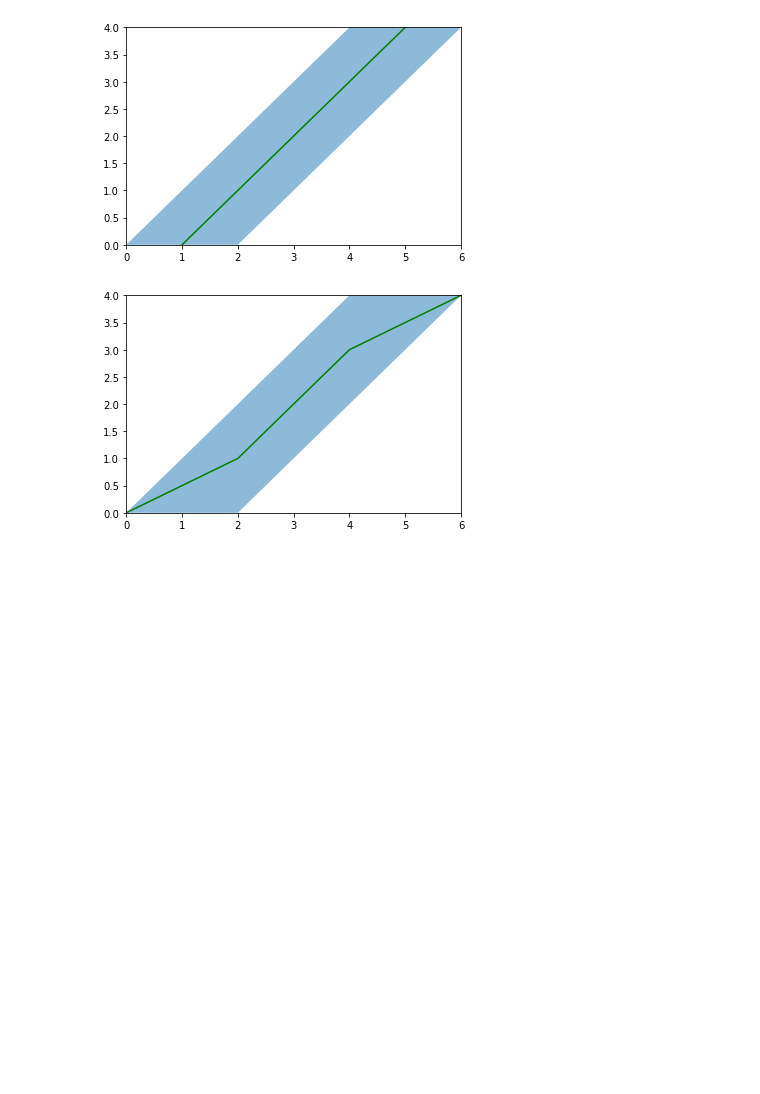
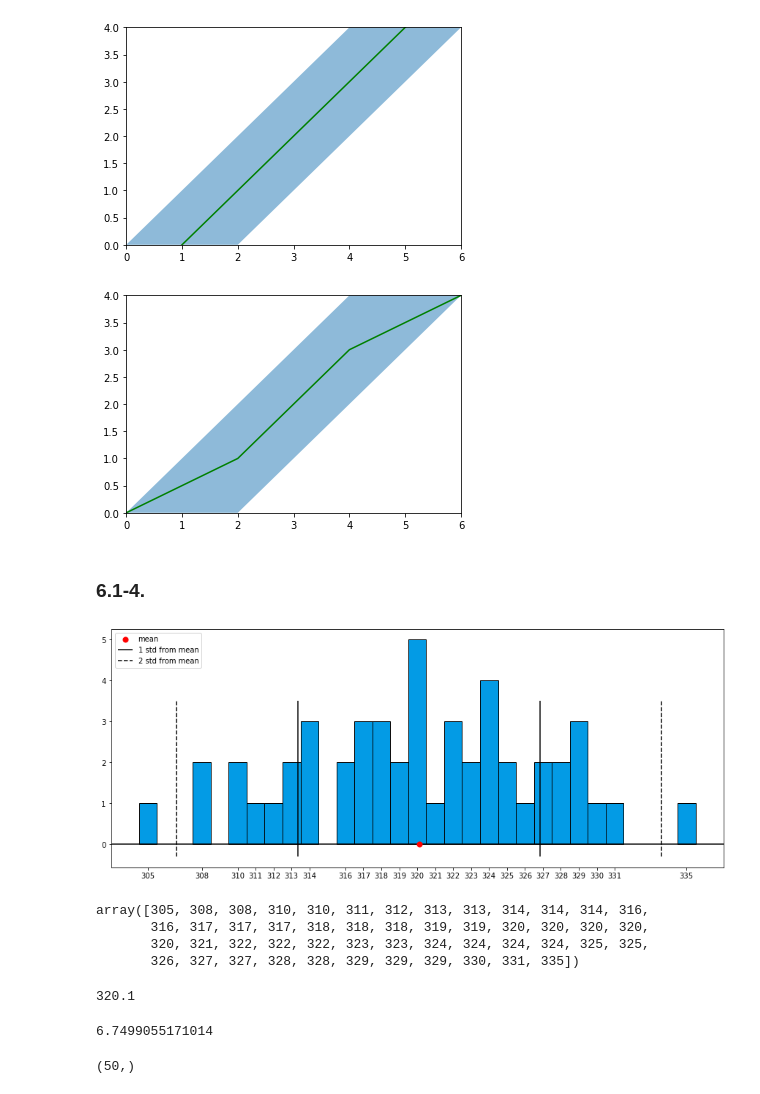
Before and after one commit to a-petr/math3215fall2020, a Jupyter notebook: homework.ipynb, the cells around one changed output. Saved outputs shown, nothing was run; the diff lists cells and outputs as text; code cells hidden in the pictures; blank space fills up the shorter version.

```diff
--- a/homework.ipynb
+++ b/homework.ipynb
@@ -312,3 +312,64 @@ plt.ylim(0,4)
 plt.show();
 # %% [output]
 [figure]
+# %% [markdown]
+### 6.1-4.
+# %%
+# nbi:hide_in
+# library
+import matplotlib.pyplot as plt
+import numpy as np
+plt.rcParams["figure.figsize"] = (15, 6)
+
+
+# generate data
+data = np.array([320, 326, 325, 318, 322, 320, 329, 317, 316, 331,
+                 320, 320, 317, 329, 316, 308, 321, 319, 322, 335,
+                 318, 313, 327, 314, 329, 323, 327, 323, 324, 314,
+                 308, 305, 328, 330, 322, 310, 324, 314, 312, 318,
+                 313, 320, 324, 311, 317, 325, 328, 319, 310, 324])
+
+# compute empirical pmf
+def epmf(data):
+    erange_x, counts = np.unique(data, return_counts=True)
+    epmf_values = counts
+    return epmf_values, erange_x
+
+epmf_values, erange_x = epmf(data)
+
+# plot
+plt.axhline(y=0, color='k')
+plt.xticks(erange_x)
+
+plt.bar(erange_x, epmf_values, width=1, color='#039be5', edgecolor='black', linewidth=1)
+
+mean = np.mean(data)
+std = np.sqrt(np.var(data, ddof=1))
+
+plt.scatter(mean, 0, color="red", label="mean", zorder=3, s=50)
+plt.vlines([mean-std, mean+std], -0.3,3.5,  label="1 std from mean", zorder=3)
+plt.vlines([mean-2*std, mean+2*std], -0.3,3.5,  linestyle="dashed", label="2 std from mean", zorder=3)
+
+plt.legend(loc='upper left')
+plt.show();
+# %% [output]
+[figure, added]
+# %%
+np.sort(data)
+# %% [output]
+array([305, 308, 308, 310, 310, 311, 312, 313, 313, 314, 314, 314, 316,
+       316, 317, 317, 317, 318, 318, 318, 319, 319, 320, 320, 320, 320,
+       320, 321, 322, 322, 322, 323, 323, 324, 324, 324, 324, 325, 325,
+       326, 327, 327, 328, 328, 329, 329, 329, 330, 331, 335])
+# %%
+np.mean(data)
+# %% [output]
+320.1
+# %%
+np.sqrt(np.var(data, ddof=1))
+# %% [output]
+6.7499055171014
+# %%
+data.shape
+# %% [output]
+(50,)
```
Also changed, not shown: parts of 36 cells of this notebook, 5 other files.
